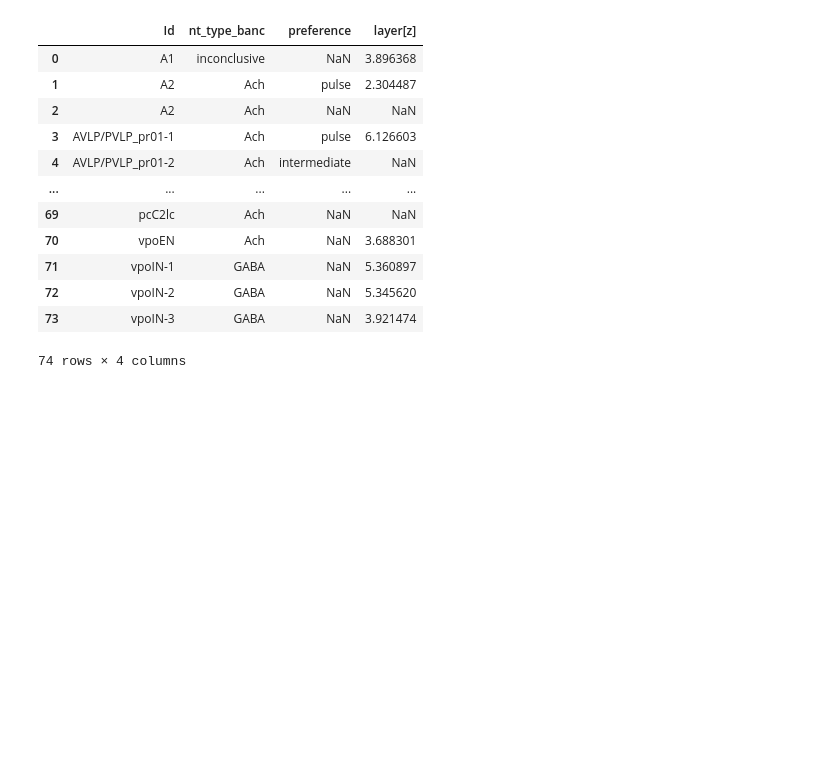
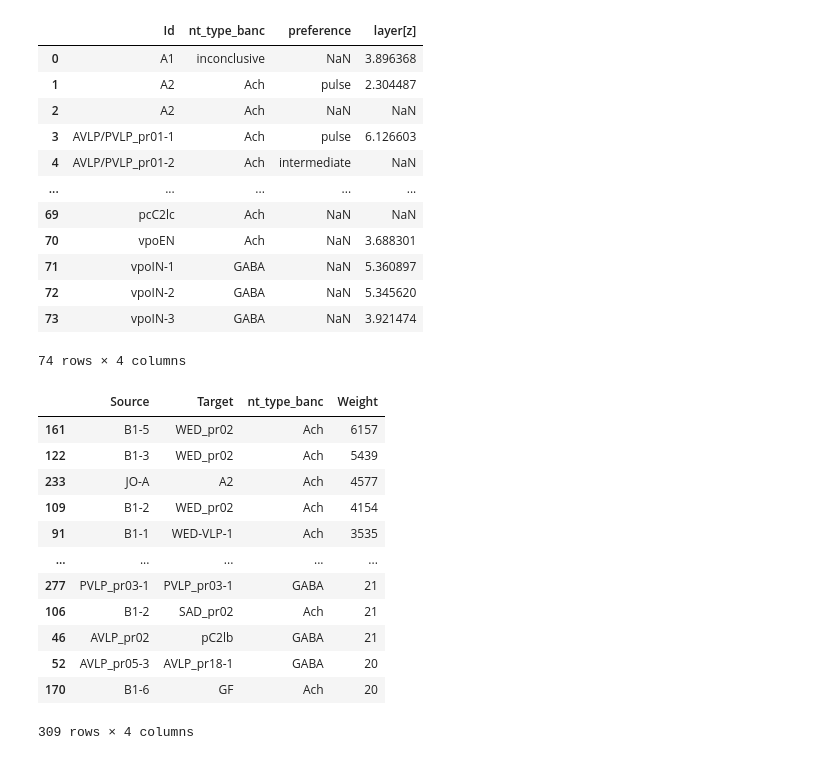
Before and after one commit to grace-cai08/sp25, a Jupyter notebook: wiringdgrm.ipynb, the cells around one changed output. Drawn from its saved outputs; the diff is of its cells as text; code cells hidden in the pictures; blank space fills up the shorter version.

Commit message:
column name changes

```diff
--- a/wiringdgrm.ipynb
+++ b/wiringdgrm.ipynb
@@ -459,4 +459,21 @@ g5_nodelist
 | 72 | vpoIN-2 | GABA | NaN | 5.345620 |
 | 73 | vpoIN-3 | GABA | NaN | 3.921474 |
 74 rows × 4 columns
+# %%
+g5 = conns_filtered.rename(columns={'type_pre':'Source', 'type_post':'Target', 'syn_count':'Weight'})
+g5
+# %% [output]
+|  | Source | Target | nt_type_banc | Weight |
+| 161 | B1-5 | WED_pr02 | Ach | 6157 |
+| 122 | B1-3 | WED_pr02 | Ach | 5439 |
+| 233 | JO-A | A2 | Ach | 4577 |
+| 109 | B1-2 | WED_pr02 | Ach | 4154 |
+| 91 | B1-1 | WED-VLP-1 | Ach | 3535 |
+| ... | ... | ... | ... | ... |
+| 277 | PVLP_pr03-1 | PVLP_pr03-1 | GABA | 21 |
+| 106 | B1-2 | SAD_pr02 | Ach | 21 |
+| 46 | AVLP_pr02 | pC2lb | GABA | 21 |
+| 52 | AVLP_pr05-3 | AVLP_pr18-1 | GABA | 20 |
+| 170 | B1-6 | GF | Ach | 20 |
+309 rows × 4 columns
 # %%
```
Also changed, not shown: parts of 1 cell of this notebook, 1 other file.
